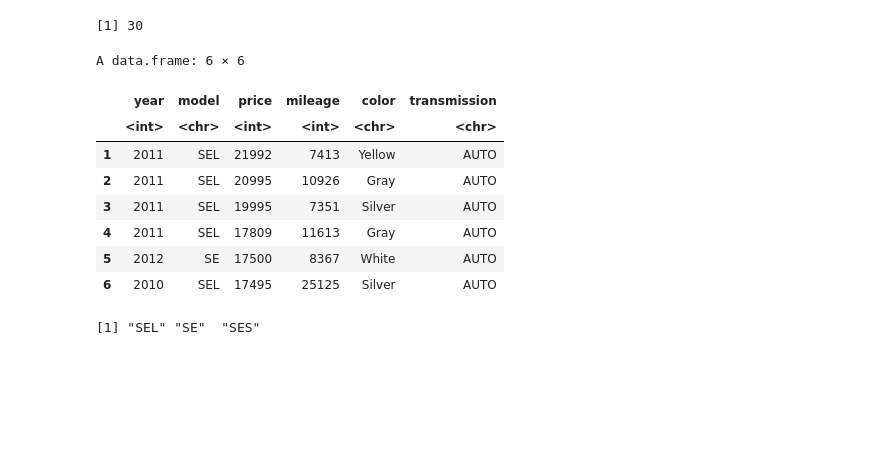
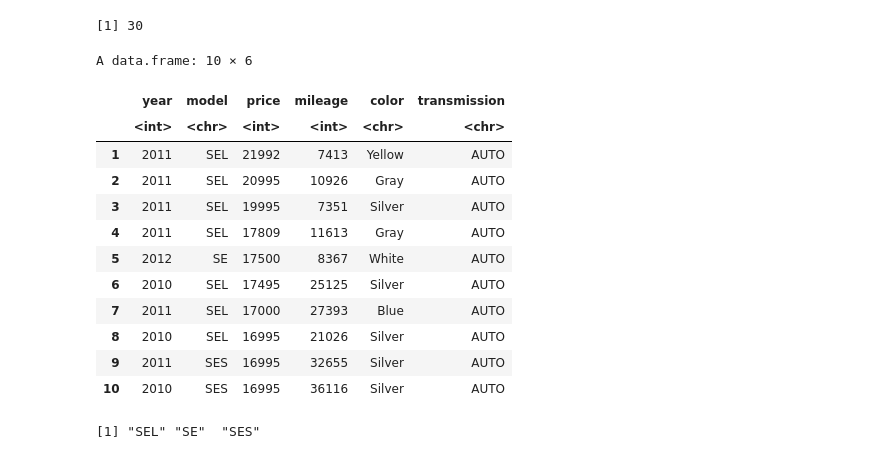
Before and after one commit to oracleyu01/r_for_bigbungi, a Jupyter notebook: R_기본_문법_마스터_하기_70문제_답.ipynb, the cells around one changed output. Drawn from its saved outputs; the diff is of its cells as text; code cells hidden in the pictures; blank space fills up the shorter version.

```diff
--- a/R_기본_문법_마스터_하기_70문제_답.ipynb
+++ b/R_기본_문법_마스터_하기_70문제_답.ipynb
@@ -660,18 +725,22 @@ unique(result)
 # %%
 # 답:
 
- car <- read.csv("usedcars.csv", header=T)
- head(car)
+car <- read.csv("usedcars.csv", header=T)
+head(car,10)
 # %% [output]
-A data.frame: 6 × 6
+A data.frame: 10 × 6
 |  | year | model | price | mileage | color | transmission |
 |  | <int> | <chr> | <int> | <int> | <chr> | <chr> |
 | 1 | 2011 | SEL | 21992 | 7413 | Yellow | AUTO |
 | 2 | 2011 | SEL | 20995 | 10926 | Gray | AUTO |
 | 3 | 2011 | SEL | 19995 | 7351 | Silver | AUTO |
 | 4 | 2011 | SEL | 17809 | 11613 | Gray | AUTO |
 | 5 | 2012 | SE | 17500 | 8367 | White | AUTO |
 | 6 | 2010 | SEL | 17495 | 25125 | Silver | AUTO |
+| 7 | 2011 | SEL | 17000 | 27393 | Blue | AUTO |
+| 8 | 2010 | SEL | 16995 | 21026 | Silver | AUTO |
+| 9 | 2011 | SES | 16995 | 32655 | Silver | AUTO |
+| 10 | 2010 | SES | 16995 | 36116 | Silver | AUTO |
 # %%
 문제20. (빅분기 유형1) 중고차(usedcar.sv) 에서 모델명을 출력하는데 중복을 제거해서 출력하시오 !
 # %%
```
Also changed, not shown: parts of 11 cells of this notebook.
